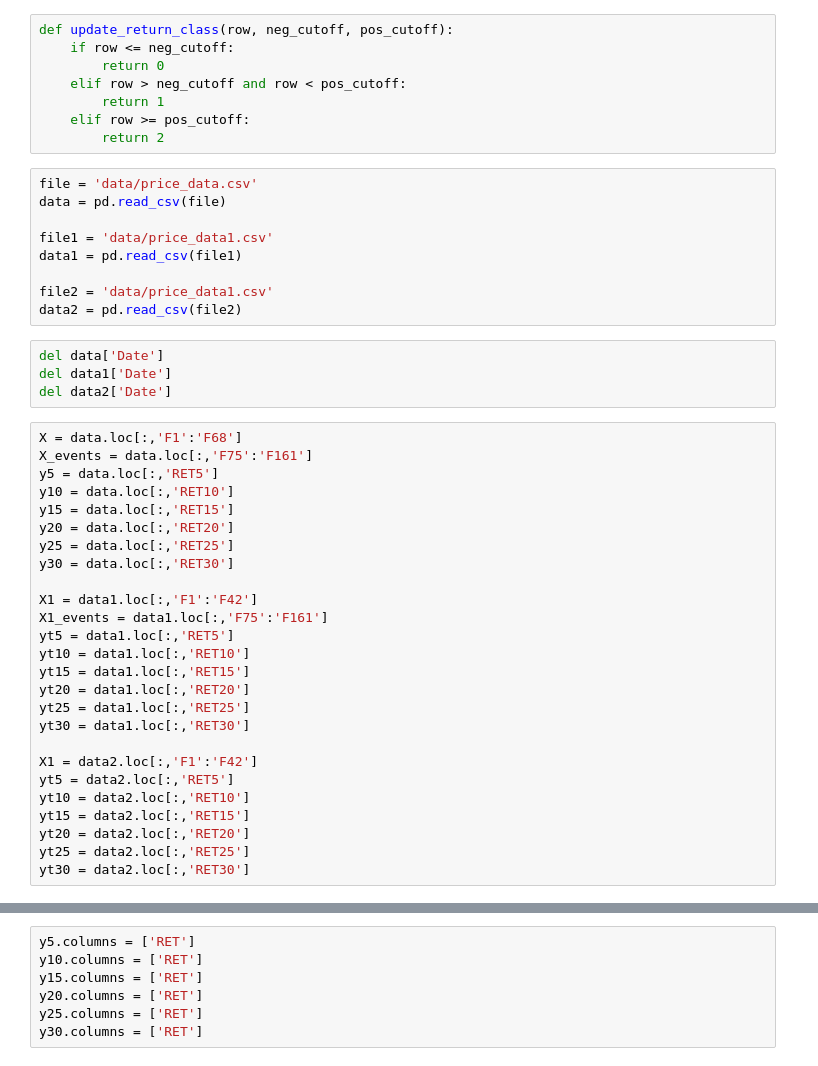
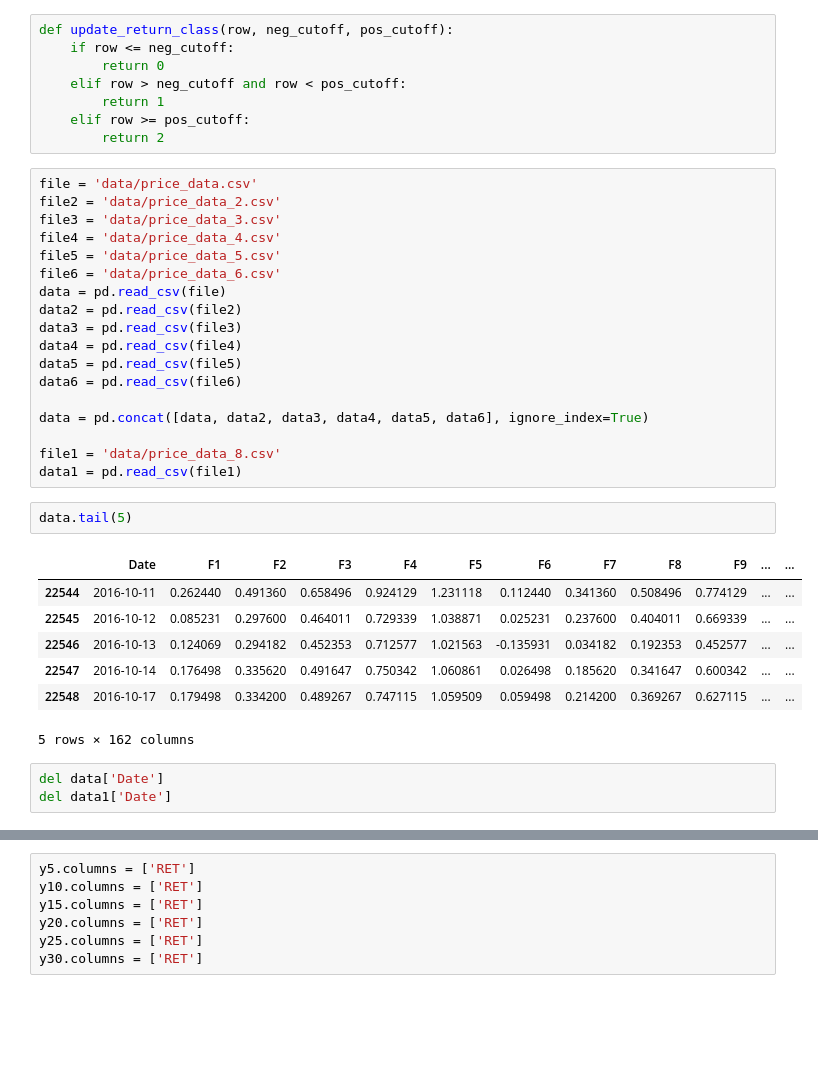
Before and after one commit to rahulmkumar/ml-introduction, a Jupyter notebook: 08_Swing_trading_model_exploration.ipynb, the cells around one changed output, grey strips where cells are left out. Drawn from its saved outputs; the diff is of its cells as text; blank space fills up the shorter version.

Commit message:
added updated data files and finalized list of features

```diff
--- a/08_Swing_trading_model_exploration.ipynb
+++ b/08_Swing_trading_model_exploration.ipynb
@@ -62,42 +62,34 @@ def update_return_class(row, neg_cutoff, pos_cutoff):
         return 1
     elif row >= pos_cutoff:
         return 2
-# %%
-file = 'data/price_data.csv'
-data = pd.read_csv(file)
-
-file1 = 'data/price_data1.csv'
-data1 = pd.read_csv(file1)
-
-file2 = 'data/price_data1.csv'
-data2 = pd.read_csv(file2)
+# %%
+file = 'data/price_data.csv'
+file2 = 'data/price_data_2.csv'
+file3 = 'data/price_data_3.csv'
+file4 = 'data/price_data_4.csv'
+file5 = 'data/price_data_5.csv'
+file6 = 'data/price_data_6.csv'
+data = pd.read_csv(file)
+data2 = pd.read_csv(file2)
+data3 = pd.read_csv(file3)
+data4 = pd.read_csv(file4)
+data5 = pd.read_csv(file5)
+data6 = pd.read_csv(file6)
+
+data = pd.concat([data, data2, data3, data4, data5, data6], ignore_index=True)
+
+file1 = 'data/price_data_8.csv'
+data1 = pd.read_csv(file1)
+# %%
+data.tail(5)
+# %% [output]
+|  | Date | F1 | F2 | F3 | F4 | F5 | F6 | F7 | F8 | F9 | ... | ... |
+| 22544 | 2016-10-11 | 0.262440 | 0.491360 | 0.658496 | 0.924129 | 1.231118 | 0.112440 | 0.341360 | 0.508496 | 0.774129 | ... | ... |
+| 22545 | 2016-10-12 | 0.085231 | 0.297600 | 0.464011 | 0.729339 | 1.038871 | 0.025231 | 0.237600 | 0.404011 | 0.669339 | ... | ... |
+| 22546 | 2016-10-13 | 0.124069 | 0.294182 | 0.452353 | 0.712577 | 1.021563 | -0.135931 | 0.034182 | 0.192353 | 0.452577 | ... | ... |
+| 22547 | 2016-10-14 | 0.176498 | 0.335620 | 0.491647 | 0.750342 | 1.060861 | 0.026498 | 0.185620 | 0.341647 | 0.600342 | ... | ... |
+| 22548 | 2016-10-17 | 0.179498 | 0.334200 | 0.489267 | 0.747115 | 1.059509 | 0.059498 | 0.214200 | 0.369267 | 0.627115 | ... | ... |
+5 rows × 162 columns
 # %%
 del data['Date']
 del data1['Date']
-del data2['Date']
-# %%
-X = data.loc[:,'F1':'F68']
-X_events = data.loc[:,'F75':'F161']
-y5 = data.loc[:,'RET5']
-y10 = data.loc[:,'RET10']
-y15 = data.loc[:,'RET15']
-y20 = data.loc[:,'RET20']
-y25 = data.loc[:,'RET25']
-y30 = data.loc[:,'RET30']
-
-X1 = data1.loc[:,'F1':'F42']
-X1_events = data1.loc[:,'F75':'F161']
-yt5 = data1.loc[:,'RET5']
-yt10 = data1.loc[:,'RET10']
-yt15 = data1.loc[:,'RET15']
-yt20 = data1.loc[:,'RET20']
-yt25 = data1.loc[:,'RET25']
-yt30 = data1.loc[:,'RET30']
-
-X1 = data2.loc[:,'F1':'F42']
-yt5 = data2.loc[:,'RET5']
-yt10 = data2.loc[:,'RET10']
-yt15 = data2.loc[:,'RET15']
-yt20 = data2.loc[:,'RET20']
-yt25 = data2.loc[:,'RET25']
-yt30 = data2.loc[:,'RET30']
```
Also changed, not shown: parts of 11 cells of this notebook, 9 other files.
